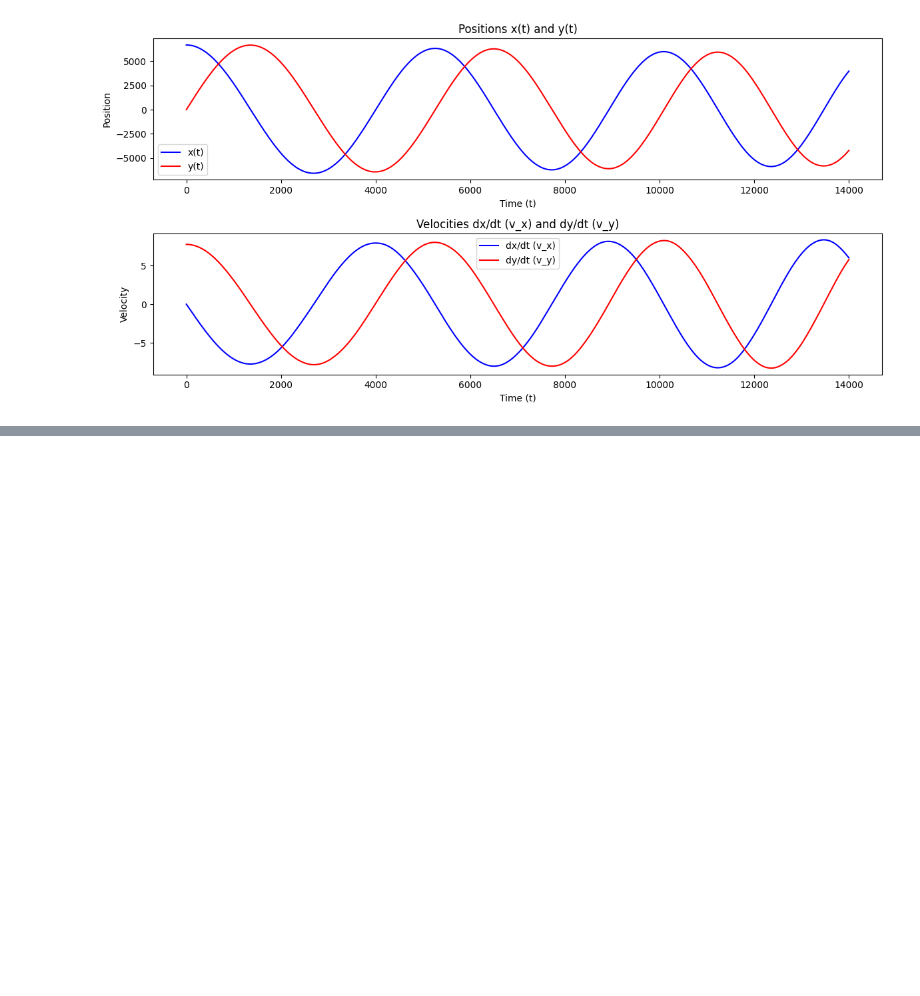
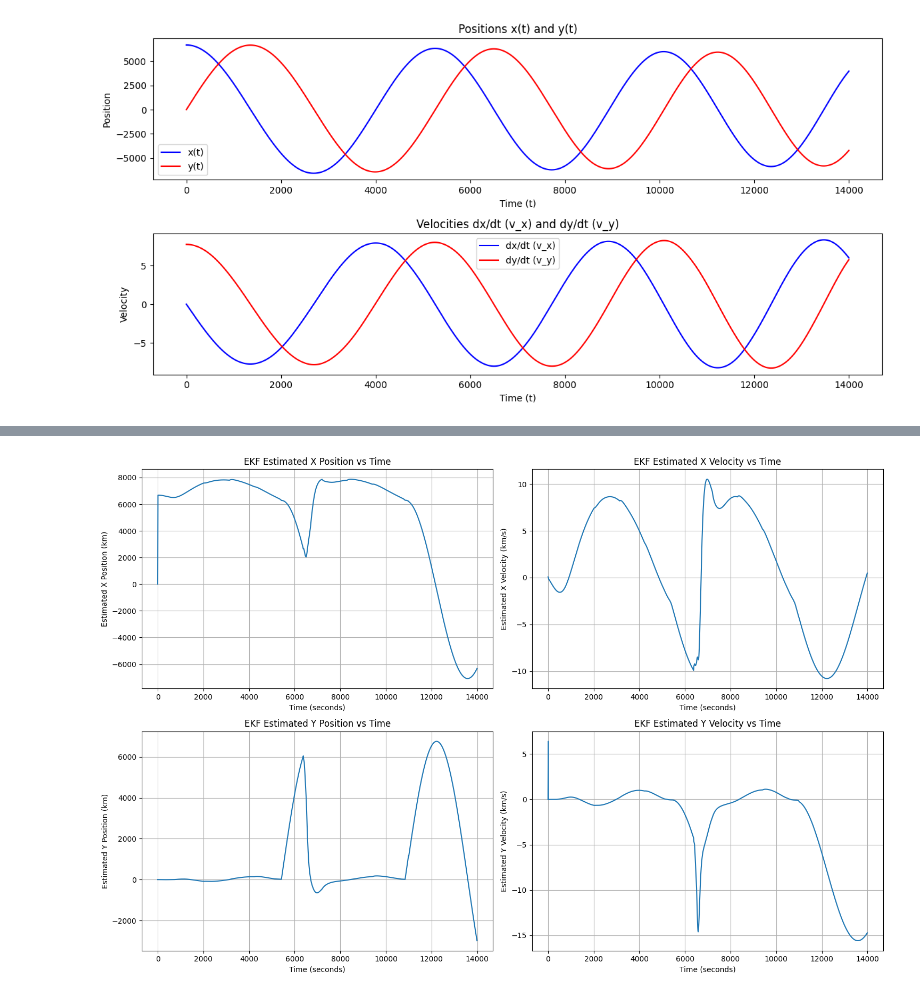
Before and after one commit to almustaphasilvester/asen-5044-final-project, a Jupyter notebook: FinalProject.ipynb, the cells around one changed output, grey strips where cells are left out. Drawn from its saved outputs; the diff is of its cells as text; code cells hidden in the pictures; blank space fills up the shorter version.

```diff
--- a/FinalProject.ipynb
+++ b/FinalProject.ipynb
@@ -294,0 +887,2 @@ plt.show()
+# %%
+est_x, est_P = ekf_simulation(14000, 10)
@@ -294,0 +907,37 @@ plt.show()
+# %%
+# Plot estimated states over time
+fig, ((ax1, ax2), (ax3, ax4)) = plt.subplots(2, 2, figsize=(15,10))
+time = np.arange(0, 14000, 10)  # Create time array from 0 to 14000s with 10s steps
+
+# Plot x position
+ax1.plot(time, np.array(est_x)[:,0,0])
+ax1.set_xlabel('Time (seconds)')
+ax1.set_ylabel('Estimated X Position (km)')
+ax1.set_title('EKF Estimated X Position vs Time')
+ax1.grid(True)
+
+# Plot x velocity
+ax2.plot(time, np.array(est_x)[:,1,0])
+ax2.set_xlabel('Time (seconds)')
+ax2.set_ylabel('Estimated X Velocity (km/s)')
+ax2.set_title('EKF Estimated X Velocity vs Time')
+ax2.grid(True)
+
+# Plot y position
+ax3.plot(time, np.array(est_x)[:,2,0])
+ax3.set_xlabel('Time (seconds)')
+ax3.set_ylabel('Estimated Y Position (km)')
+ax3.set_title('EKF Estimated Y Position vs Time')
+ax3.grid(True)
+
+# Plot y velocity
+ax4.plot(time, np.array(est_x)[:,3,0])
+ax4.set_xlabel('Time (seconds)')
+ax4.set_ylabel('Estimated Y Velocity (km/s)')
+ax4.set_title('EKF Estimated Y Velocity vs Time')
+ax4.grid(True)
+
+plt.tight_layout()
+plt.show()
+# %% [output]
+[figure, added]
```
Also changed, not shown: parts of 25 cells of this notebook, 6 other files.
